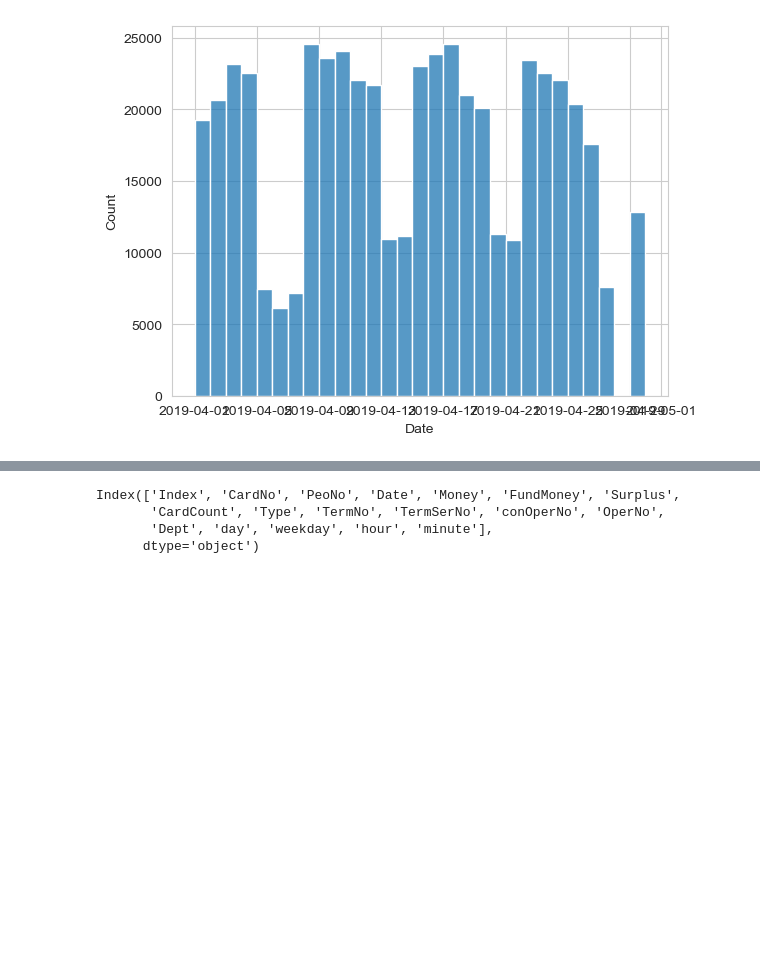
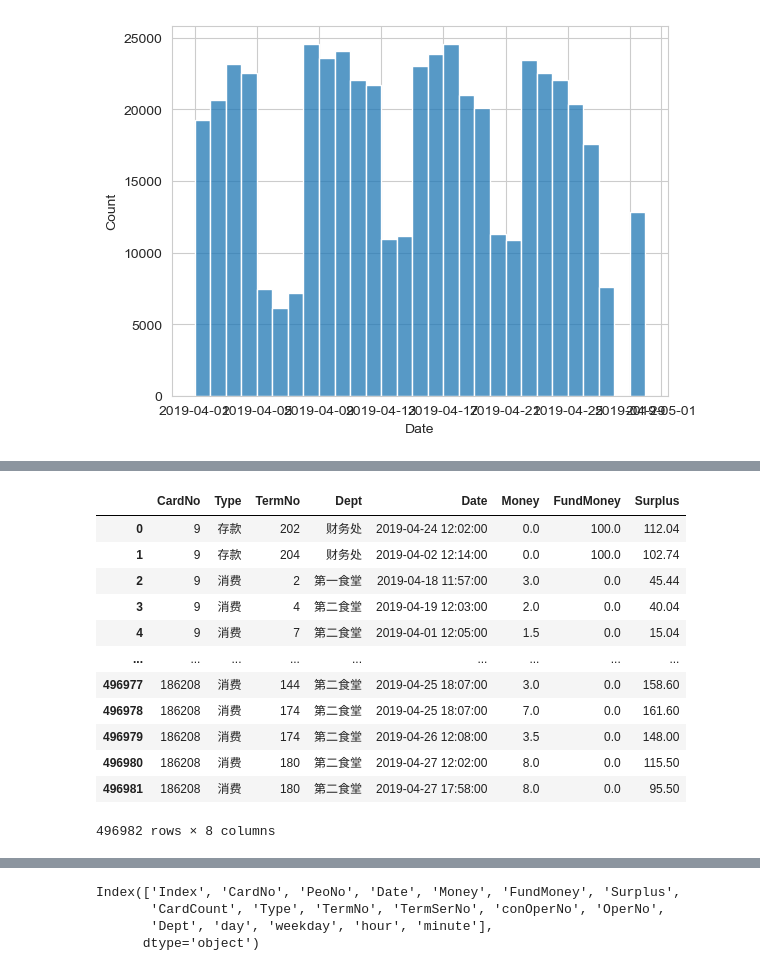
Before and after one commit to seriserendipia/Course-Project-Introduction-to-Machine-Learning, a Jupyter notebook: 机器学习实践/大作业_一卡通数据/数据预处理data1.ipynb, the cells around one changed output, grey strips where cells are left out. Cells and saved outputs as stored; diff of their text form; code cells hidden in the pictures; blank space fills up the shorter version.

```diff
--- a/机器学习实践/大作业_一卡通数据/数据预处理data1.ipynb
+++ b/机器学习实践/大作业_一卡通数据/数据预处理data1.ipynb
@@ -193,10 +209,6 @@ sns.histplot(data2,x="Date",bins=bin_per_day)
 # 转换日期格式
 data2['Date'] = pd.to_datetime(data2['Date'],format='%Y/%m/%d %H:%M')
 new_data2 = data2.drop(['TermSerNo', 'conOperNo'],axis=1)
-new_data2["day"] = new_data2["Date"].dt.day
-new_data2["weekday"] = new_data2["Date"].dt.weekday
-new_data2["hour"] = new_data2["Date"].dt.hour
-new_data2["minute"] = new_data2["Date"].dt.minute
 # %%
 def merge_record_in_an_hour(df:pd.DataFrame):
     # 同类消费记录按卡的消费次数降序，减去上一次的消费时间得到消费间隔
@@ -281,0 +225,5 @@ same_item_record.apply(sorted(""))
+# %%
+%%time
+# 按卡号，消费类型，消费地点，消费项目的编码，找出同一个人同一时刻消费记录合并
+data2_merged1 = new_data2.groupby(['CardNo', 'Type', 'TermNo', 'Dept',"Date"]).agg(
+        Money=("Money", "sum"), FundMoney=("FundMoney", "sum"), Surplus=("Surplus", "min"))
@@ -281,0 +233,17 @@ same_item_record.apply(sorted(""))
+# %%
+data2_merged1 = data2_merged1.reset_index()
+data2_merged1
+# %% [output]
+|  | CardNo | Type | TermNo | Dept | Date | Money | FundMoney | Surplus |
+| 0 | 9 | 存款 | 202 | 财务处 | 2019-04-24 12:02:00 | 0.0 | 100.0 | 112.04 |
+| 1 | 9 | 存款 | 204 | 财务处 | 2019-04-02 12:14:00 | 0.0 | 100.0 | 102.74 |
+| 2 | 9 | 消费 | 2 | 第一食堂 | 2019-04-18 11:57:00 | 3.0 | 0.0 | 45.44 |
+| 3 | 9 | 消费 | 4 | 第二食堂 | 2019-04-19 12:03:00 | 2.0 | 0.0 | 40.04 |
+| 4 | 9 | 消费 | 7 | 第二食堂 | 2019-04-01 12:05:00 | 1.5 | 0.0 | 15.04 |
+| ... | ... | ... | ... | ... | ... | ... | ... | ... |
+| 496977 | 186208 | 消费 | 144 | 第二食堂 | 2019-04-25 18:07:00 | 3.0 | 0.0 | 158.60 |
+| 496978 | 186208 | 消费 | 174 | 第二食堂 | 2019-04-25 18:07:00 | 7.0 | 0.0 | 161.60 |
+| 496979 | 186208 | 消费 | 174 | 第二食堂 | 2019-04-26 12:08:00 | 3.5 | 0.0 | 148.00 |
+| 496980 | 186208 | 消费 | 180 | 第二食堂 | 2019-04-27 12:02:00 | 8.0 | 0.0 | 115.50 |
+| 496981 | 186208 | 消费 | 180 | 第二食堂 | 2019-04-27 17:58:00 | 8.0 | 0.0 | 95.50 |
+496982 rows × 8 columns
```
Also changed, not shown: parts of 20 cells of this notebook.
